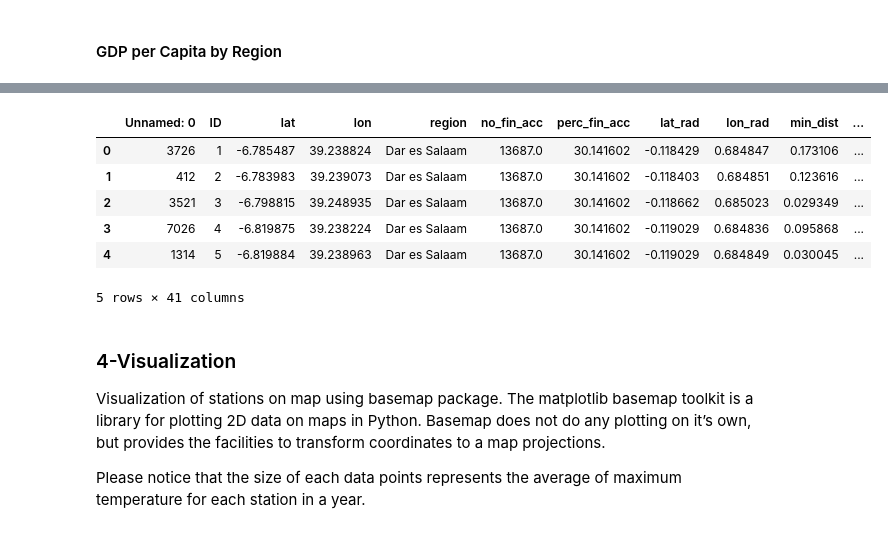
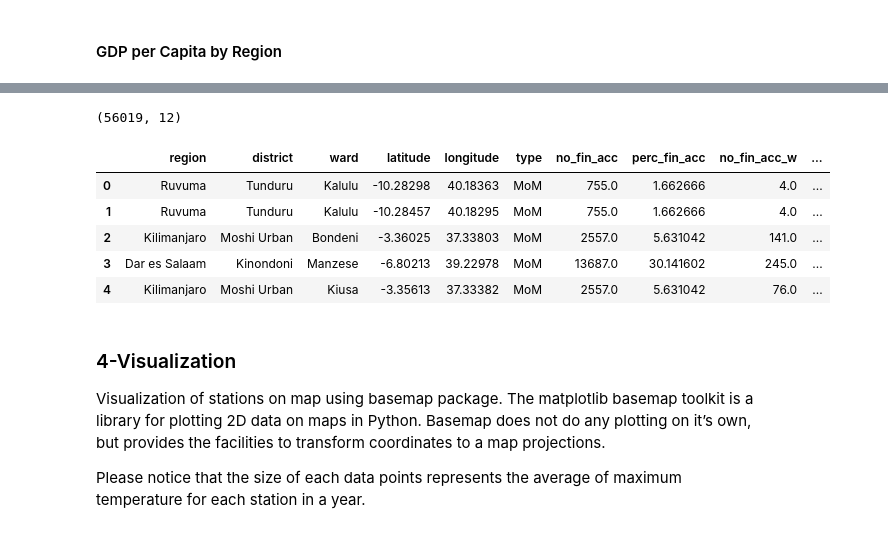
Before and after one commit to chirpc/Portfolio, a Jupyter notebook: 2_Financial Inclusion/Classification Analysis/dbscn_fin_acc-checkpoint.ipynb, the cells around one changed output, grey strips where cells are left out. Saved outputs shown, nothing was run; the diff lists cells and outputs as text; code cells hidden in the pictures.

```diff
--- a/2_Financial Inclusion/Classification Analysis/dbscn_fin_acc-checkpoint.ipynb
+++ b/2_Financial Inclusion/Classification Analysis/dbscn_fin_acc-checkpoint.ipynb
@@ -448,0 +585,28 @@ df_loc
+# %%
+# Below code extracts region based on coordinates using argis reverse geocoding method
+df_inc = pd.read_csv(pth + "master.csv")
+df_inc_loc = df_inc[['ID','Latitude','Longitude']]
+df_inc_loc=df_inc_loc.rename(columns = {'Latitude':'lat1','Longitude':'lon1'})
+
+#Check if data has any nulls
+drop_col = []
+for i in df_inc_loc.columns:
+    perc_na = df_inc_loc[i].isna().sum()/len(df)*100
+    if perc_na > 0:
+        print(i)
+    #no null values dectected detected
+
+reg_lst = []
+#Use argis module to find region of geolocation
+for i in df_inc_loc.index:
+    x = df_inc_loc.iloc[i]['lat1']
+    y = df_inc_loc.iloc[i]['lon1']
+    #print(x,y)
+
+    unknown_pt = Point({"x":y,"y":x})
+    #print(unknown_pt)
+    address = reverse_geocode(location=unknown_pt)
+    #print(address['address']['Region'])
+    reg_lst.append(address['address']['Region'])
+    #df_inc_loc.iloc[i]['Region'] = address['address']['Region']
+df_inc_loc['region'] = reg_lst
@@ -469,5 +635,5 @@ for i in df:
 df_pop = pd.concat([df[0],df[1]])
 df_pop = df_pop.iloc[:-1,0:2].rename(columns={"Unnamed: 0":"region", "Unnamed: 1":"pop_12"})
 df_pop["pop_12"] = df_pop["pop_12"].map(lambda x: re.sub(",","",x))
-df_pop.reset_index(drop=True, inplace=True)
+#df_pop.reset_index(drop=True, inplace=True)
 df_pop
@@ -496,7 +681,7 @@ df_gdp = df_gdp.iloc[:-1, [0,-2]].rename(columns={df_gdp.columns[0]:"region","20
 #rt = lambda x: re.sub("(@[A-Za-z0–9]+)|([^-9A-Za-z \t])|(\w+:\/\/\S+)"," ",x)
 df_gdp["gdp_17"] = df_gdp["gdp_17"].map(lambda x: re.sub(",","",x))
 df_gdp["region"].loc[df_gdp["region"]=="Dar -es salaam"] = "Dar es Salaam"
-df_gdp.reset_index(drop=True, inplace=True)
+#df_gdp.reset_index(drop=True, inplace=True)
 df_gdp
 # %% [output]
 Found 1 tables
@@ -536,16 +741,18 @@ Index: []
 # %%
-df_loc = pd.merge(df_loc, df_pop, how='left', on='region')
-df_loc = pd.merge(df_loc, df_gdp, how='left', on='region')
-df_loc.to_csv(pth + "fin_incl_dist.csv")
-df_loc.head()
+##Financial Access
+df_acc1 = pd.merge(df_acc, df_pop, how='left', on='region')
+df_acc2 = pd.merge(df_acc1, df_gdp, how='left', on='region')
+df_acc2.to_csv(pth + "fin_acc_agg.csv", sep=";", index=True)
+print(df_acc2.shape)
+df_acc2.head()
 # %% [output]
+(56019, 12)
-|  | Unnamed: 0 | ID | lat | lon | region | no_fin_acc | perc_fin_acc | lat_rad | lon_rad | min_dist | ... |
-| 0 | 3726 | 1 | -6.785487 | 39.238824 | Dar es Salaam | 13687.0 | 30.141602 | -0.118429 | 0.684847 | 0.173106 | ... |
-| 1 | 412 | 2 | -6.783983 | 39.239073 | Dar es Salaam | 13687.0 | 30.141602 | -0.118403 | 0.684851 | 0.123616 | ... |
-| 2 | 3521 | 3 | -6.798815 | 39.248935 | Dar es Salaam | 13687.0 | 30.141602 | -0.118662 | 0.685023 | 0.029349 | ... |
-| 3 | 7026 | 4 | -6.819875 | 39.238224 | Dar es Salaam | 13687.0 | 30.141602 | -0.119029 | 0.684836 | 0.095868 | ... |
-| 4 | 1314 | 5 | -6.819884 | 39.238963 | Dar es Salaam | 13687.0 | 30.141602 | -0.119029 | 0.684849 | 0.030045 | ... |
+|  | region | district | ward | latitude | longitude | type | no_fin_acc | perc_fin_acc | no_fin_acc_w | ... |
+| 0 | Ruvuma | Tunduru | Kalulu | -10.28298 | 40.18363 | MoM | 755.0 | 1.662666 | 4.0 | ... |
+| 1 | Ruvuma | Tunduru | Kalulu | -10.28457 | 40.18295 | MoM | 755.0 | 1.662666 | 4.0 | ... |
+| 2 | Kilimanjaro | Moshi Urban | Bondeni | -3.36025 | 37.33803 | MoM | 2557.0 | 5.631042 | 141.0 | ... |
+| 3 | Dar es Salaam | Kinondoni | Manzese | -6.80213 | 39.22978 | MoM | 13687.0 | 30.141602 | 245.0 | ... |
+| 4 | Kilimanjaro | Moshi Urban | Kiusa | -3.35613 | 37.33382 | MoM | 2557.0 | 5.631042 | 76.0 | ... |
-5 rows × 41 columns
 # %% [markdown]
 ### 4-Visualization
 Visualization of stations on map using basemap package. The matplotlib basemap toolkit is a library for plotting 2D data on maps in Python. Basemap does not do any plotting on it’s own, but provides the facilities to transform coordinates to a map projections.
```
Also changed, not shown: parts of 27 cells of this notebook, 1 other file.
